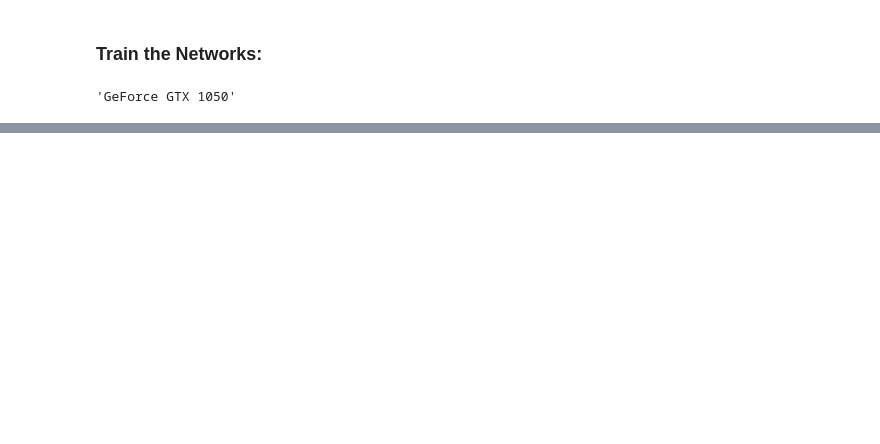
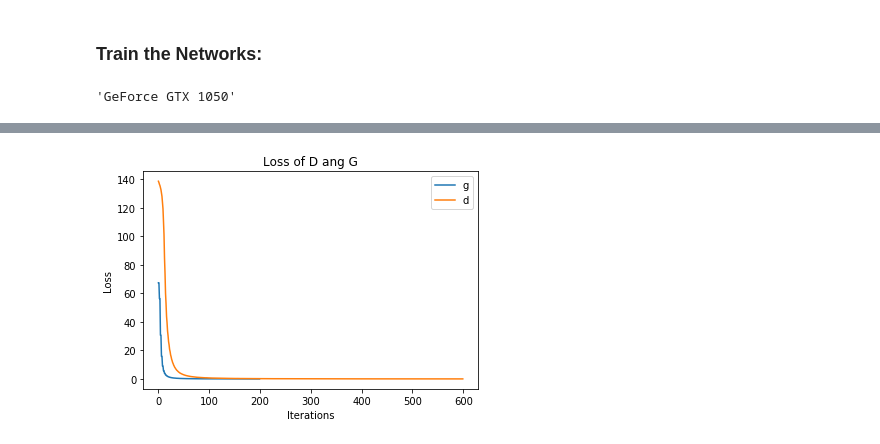
Before and after one commit to BenBausch/Gan-Architectures, a Jupyter notebook: Gan.ipynb, the cells around one changed output, grey strips where cells are left out. Cells and saved outputs as stored; diff of their text form; code cells hidden in the pictures; blank space fills up the shorter version.

```diff
--- a/Gan.ipynb
+++ b/Gan.ipynb
@@ -263,13 +240,21 @@ for i in range(batch_size):
 labels_real = torch.tensor(a_real, dtype=torch.float).cuda()
 labels_fake = torch.tensor(a_fake, dtype=torch.float).cuda()
 # %%
+G = generativeNet()
+D = discrimNet()
+G.to(device)
+D.to(device)
+
 # Define a Loss function and optimizer
-optimizer1 = optim.SGD(D.parameters(), lr=0.001, momentum=0.9)
-optimizer2 = optim.SGD(G.parameters(), lr=0.001, momentum=0.9)
+optimizer1 = optim.SGD(D.parameters(), lr=0.0001, momentum=0.9)
+optimizer2 = optim.SGD(G.parameters(), lr=0.0001, momentum=0.9)
 # k = discriminator interations
 k = 3
 
 criterion = nn.BCELoss()
+
+loss_g = []
+loss_d = []
 
 # Train the network
 for epoch in range(100):
@@ -293,16 +278,24 @@ for epoch in range(100):
             if i % 100 == 99:   # print every 1000 mini-batches
                 print('\t[%d, %5d] D loss: %.9f' %
                       (d + 1, i + 1, running_loss / 99))
+                loss_d.append(running_loss)
                 running_loss = 0.0
 
     # 1 training step for G
     print("\t\t Running %dth iteration on G" % epoch)
-    optimizer2.zero_grad()
-    noise = sample_noise(batch_size).to(device)
-    loss = criterion(D(G(noise)), labels_fake)
-    loss.backward()
-    optimizer2.step()
-    print("\t\t G Loss is : %.9f" % loss.item())
+    running_loss = 0.0
+    for i in range(200):
+        optimizer2.zero_grad()
+        noise = sample_noise(batch_size).to(device)
+        loss = criterion(D(G(noise)), labels_fake)
+        loss.backward()
+        optimizer2.step()
+        running_loss += loss.item()
+        if i % 100 == 99:   # print every 1000 mini-batches
+                print('\t[%d, %5d] G loss: %.9f' %
+                      (d + 1, i + 1, running_loss / 99))
+                loss_g.append(running_loss)
+                running_loss = 0.0
 
 print('Finished Training')
 # %% [output]
@@ -325,4 +318,8 @@ Currently running epoch Nbr 1
 Finished Training
+# %%
+plot_losses(loss_g, loss_d)
+# %% [output]
+[figure, added]
 # %%
 s = sample_noise(1).cuda()
 
```
Also changed, not shown: parts of 11 cells of this notebook.
